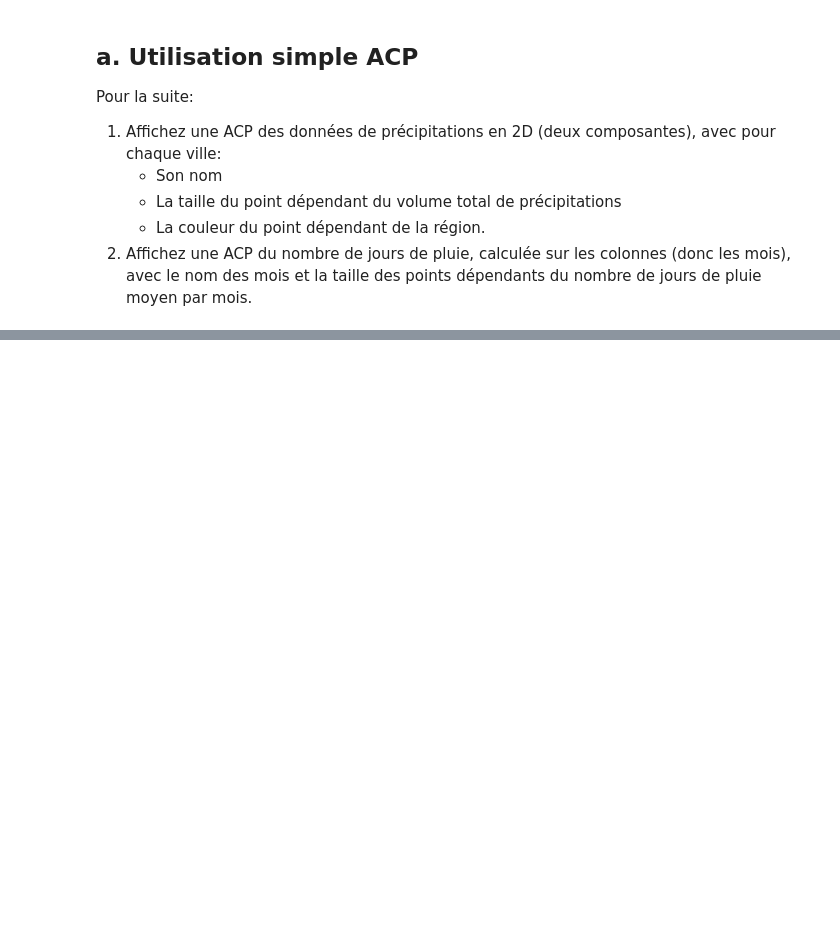
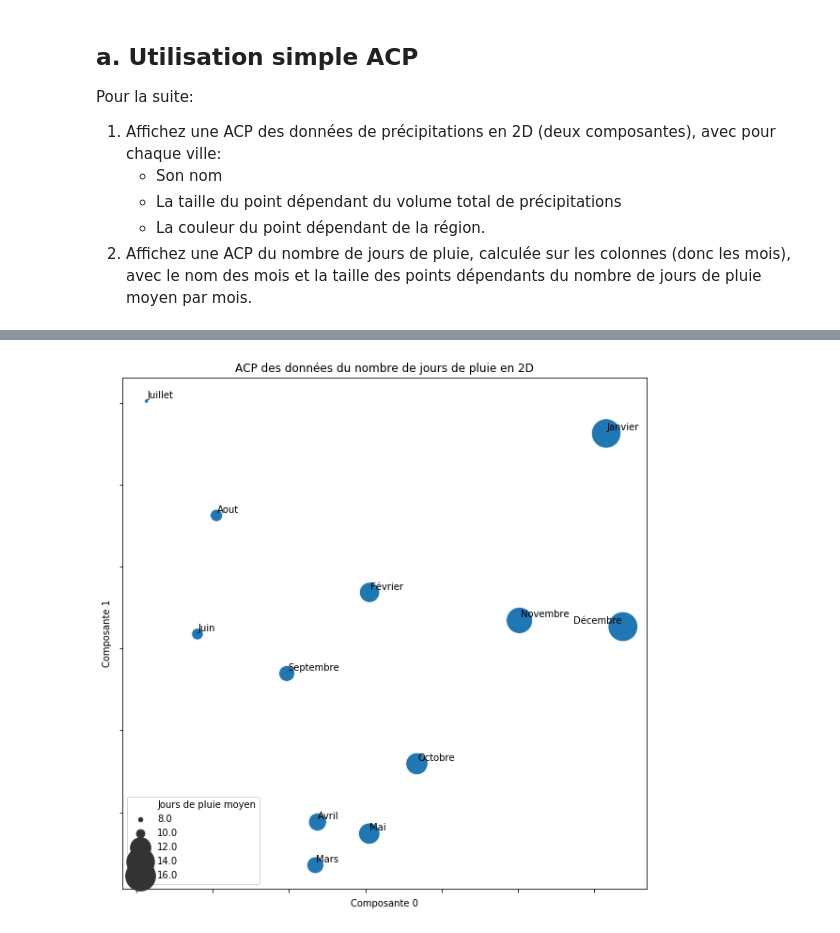
Before and after one commit to campusplage/compte-rendus-randrianjanahary_pla-comes, a Jupyter notebook: TP2_sklearn.ipynb, the cells around one changed output, grey strips where cells are left out. Drawn from its saved outputs; the diff is of its cells as text; code cells hidden in the pictures; blank space fills up the shorter version.

```diff
--- a/TP2_sklearn.ipynb
+++ b/TP2_sklearn.ipynb
@@ -453,0 +514,17 @@ Pour la suite:
+# %%
+# ACP du nombre de jours de pluie par mois
+
+# Recuperation du nombre de jour de pluie
+data_nb_pluie = raw_data[raw_data.columns[13:25]].T
+
+# Calcul de l'ACP
+pca = PCA(n_components=2)
+data_pca = pd.DataFrame(pca.fit_transform(data_nb_pluie),
+                        index=data_nb_pluie.index,
+                       columns=['Composante 0','Composante 1'])
+
+# Ajout de la moyenne de jours de pluie
+data_pca['Jours de pluie moyen'] = data_nb_pluie.mean(axis=1)
+
+# Verification de nos donnnees
+data_pca.head()
@@ -453,0 +538,28 @@ Pour la suite:
+# %%
+# Affichage ACP précipitations en 2D : nuage de points
+g = sns.scatterplot(x='Composante 0',
+                    y='Composante 1',
+                    size='Jours de pluie moyen',
+                    sizes=(20,1000),
+                    data=data_pca,
+                    s=100)
+
+# Suppression indications axes et Ajout titre
+plt.gca().set_xticklabels([]);
+plt.gca().set_yticklabels([]);
+plt.title('ACP des données du nombre de jours de pluie en 2D');
+
+# Agrandissement du graphique
+g.figure.set_size_inches(10,10);
+
+
+# Rajout du noms des mois
+ax = plt.gca();
+texts=[];
+mois = ['Janvier', 'Février', 'Mars', 'Avril', 'Mai', 'Juin', 'Juillet',
+       'Aout', 'Septembre', 'Octobre', 'Novembre', 'Décembre']
+for i, (text_x,text_y) in enumerate(data_pca.iloc[:,:2].to_numpy()):
+    texts.append(ax.annotate(mois[i], (text_x,text_y)));
+adjust_text(texts);
+# %% [output]
+[figure, added]
```
Also changed, not shown: parts of 9 cells of this notebook.
